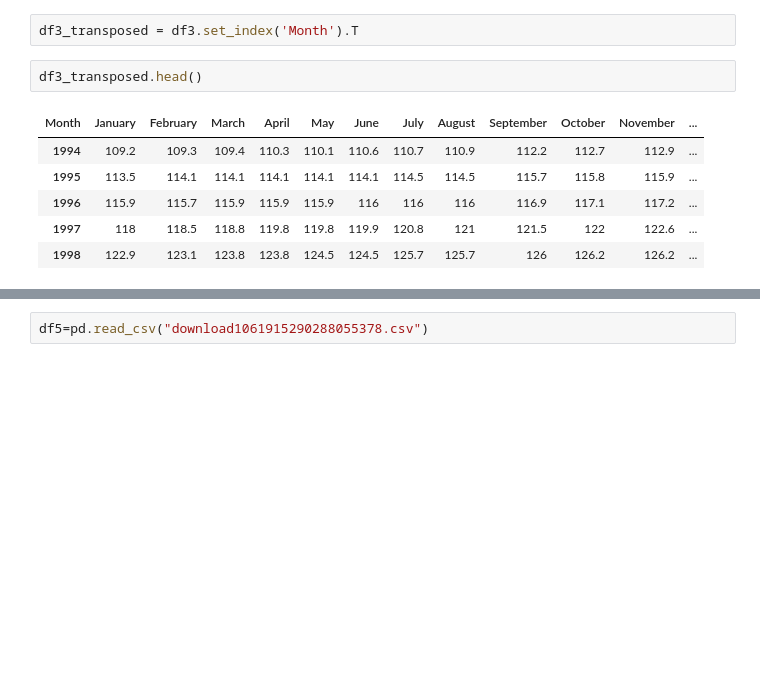
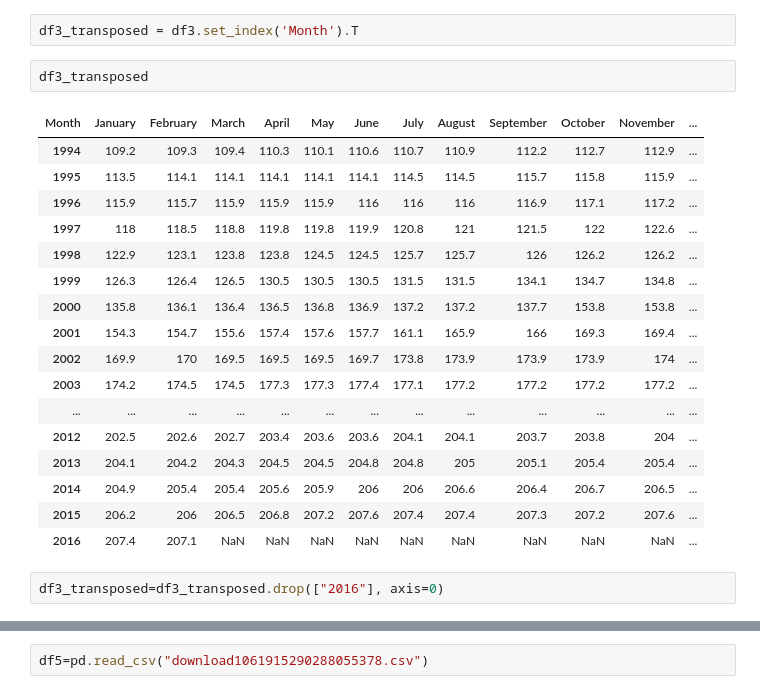
Before and after one commit to rachelhurleycct/CA2, a Jupyter notebook: CA2.ipynb, the cells around one changed output, grey strips where cells are left out. Saved outputs shown, nothing was run; the diff lists cells and outputs as text; blank space fills up the shorter version.

```diff
--- a/CA2.ipynb
+++ b/CA2.ipynb
@@ -209,11 +209,24 @@ dtype: object
 # %%
 df3_transposed = df3.set_index('Month').T
 # %%
-df3_transposed.head()
+df3_transposed
 # %% [output]
 | Month | January | February | March | April | May | June | July | August | September | October | November | ... |
 | 1994 | 109.2 | 109.3 | 109.4 | 110.3 | 110.1 | 110.6 | 110.7 | 110.9 | 112.2 | 112.7 | 112.9 | ... |
 | 1995 | 113.5 | 114.1 | 114.1 | 114.1 | 114.1 | 114.1 | 114.5 | 114.5 | 115.7 | 115.8 | 115.9 | ... |
 | 1996 | 115.9 | 115.7 | 115.9 | 115.9 | 115.9 | 116 | 116 | 116 | 116.9 | 117.1 | 117.2 | ... |
 | 1997 | 118 | 118.5 | 118.8 | 119.8 | 119.8 | 119.9 | 120.8 | 121 | 121.5 | 122 | 122.6 | ... |
 | 1998 | 122.9 | 123.1 | 123.8 | 123.8 | 124.5 | 124.5 | 125.7 | 125.7 | 126 | 126.2 | 126.2 | ... |
+| 1999 | 126.3 | 126.4 | 126.5 | 130.5 | 130.5 | 130.5 | 131.5 | 131.5 | 134.1 | 134.7 | 134.8 | ... |
+| 2000 | 135.8 | 136.1 | 136.4 | 136.5 | 136.8 | 136.9 | 137.2 | 137.2 | 137.7 | 153.8 | 153.8 | ... |
+| 2001 | 154.3 | 154.7 | 155.6 | 157.4 | 157.6 | 157.7 | 161.1 | 165.9 | 166 | 169.3 | 169.4 | ... |
+| 2002 | 169.9 | 170 | 169.5 | 169.5 | 169.5 | 169.7 | 173.8 | 173.9 | 173.9 | 173.9 | 174 | ... |
+| 2003 | 174.2 | 174.5 | 174.5 | 177.3 | 177.3 | 177.4 | 177.1 | 177.2 | 177.2 | 177.2 | 177.2 | ... |
+| ... | ... | ... | ... | ... | ... | ... | ... | ... | ... | ... | ... | ... |
+| 2012 | 202.5 | 202.6 | 202.7 | 203.4 | 203.6 | 203.6 | 204.1 | 204.1 | 203.7 | 203.8 | 204 | ... |
+| 2013 | 204.1 | 204.2 | 204.3 | 204.5 | 204.5 | 204.8 | 204.8 | 205 | 205.1 | 205.4 | 205.4 | ... |
+| 2014 | 204.9 | 205.4 | 205.4 | 205.6 | 205.9 | 206 | 206 | 206.6 | 206.4 | 206.7 | 206.5 | ... |
+| 2015 | 206.2 | 206 | 206.5 | 206.8 | 207.2 | 207.6 | 207.4 | 207.4 | 207.3 | 207.2 | 207.6 | ... |
+| 2016 | 207.4 | 207.1 | NaN | NaN | NaN | NaN | NaN | NaN | NaN | NaN | NaN | ... |
+# %%
+df3_transposed=df3_transposed.drop(["2016"], axis=0)
```
Also changed, not shown: parts of 32 cells of this notebook.
